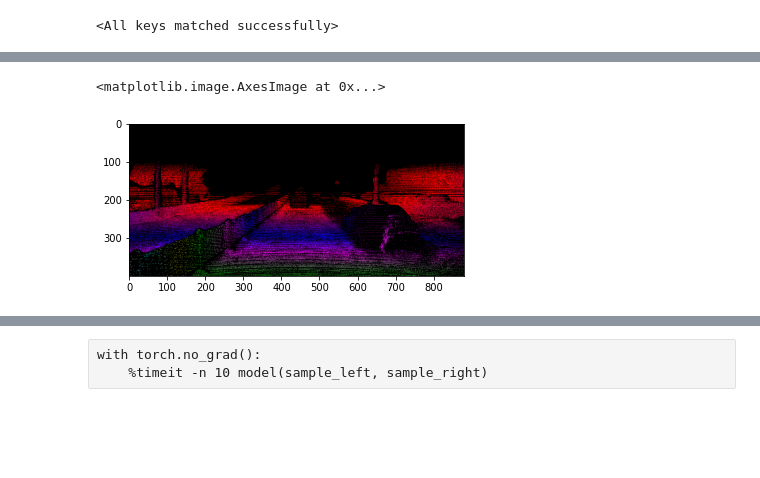
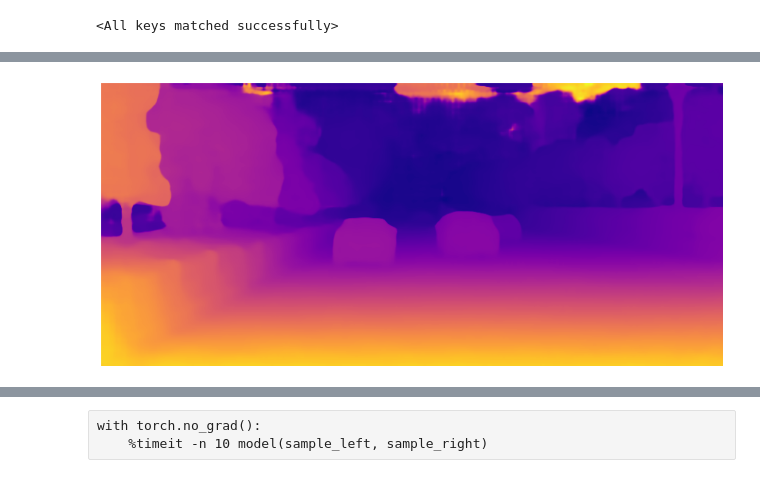
Before and after one commit to lhy0807/stereo_pl_nav, a Jupyter notebook: scripts/voxelstereonet/test_ds.ipynb, the cells around one changed output, grey strips where cells are left out. Drawn from its saved outputs; the diff is of its cells as text; code cells hidden in the pictures; blank space fills up the shorter version.

Commit message:
[update]baseline data

```diff
--- a/scripts/voxelstereonet/test_ds.ipynb
+++ b/scripts/voxelstereonet/test_ds.ipynb
@@ -38,11 +34,30 @@ def load_disp(filename):
     data = Image.open(filename)
     data = np.array(data, dtype=np.float32) / 256.
     return data
+# %%
+def display_image_in_actual_size(im_data, save_path):
+    dpi = 75
+    height, width = im_data.shape
+
+    # What size does the figure need to be in inches to fit the image?
+    figsize = width / float(dpi), height / float(dpi)
+
+    # Create a figure of the right size with one axes that takes up the full figure
+    fig = plt.figure(figsize=figsize)
+    ax = fig.add_axes([0, 0, 1, 1])
+
+    # Hide spines, ticks, etc.
+    ax.axis('off')
+
+    # Display the image.
+    ax.imshow(im_data, cmap='plasma')
+    plt.savefig(save_path)
+    plt.show()
 # %%
-index = 50
+data_index = 11
 datapath = "/home/chris/pl_ws/src/stereo_pl_nav/datasets/DS"
-left_img = load_image(os.path.join(datapath, left_filenames[index]))
-right_img = load_image(os.path.join(datapath, right_filenames[index]))
-disparity = load_disp(os.path.join(datapath, disp_filenames[index]))
+left_img = load_image(os.path.join(datapath, left_filenames[data_index]))
+right_img = load_image(os.path.join(datapath, right_filenames[data_index]))
+disparity = load_disp(os.path.join(datapath, disp_filenames[data_index]))
 # %%
 plt.imshow(left_img)
@@ -168,8 +193,7 @@ WARNING - 2022-05-20 01:41:54,849 - image - Clipping input data to the valid ran
 # %%
-plt.imshow(kitti_colormap(disparity))
+display_image_in_actual_size(disp_est, f"/home/chris/Desktop/voxelnet-images/mobile-{data_index}.png")
 # %% [output]
-<matplotlib.image.AxesImage at 0x...>
-[figure, old version]
+[figure, new version]
 # %%
 mask = disp_est > 0
 depth = f_u * baseline / (disp_est + 1. - mask)
```
Also changed, not shown: parts of 38 cells of this notebook, 4 other files.
